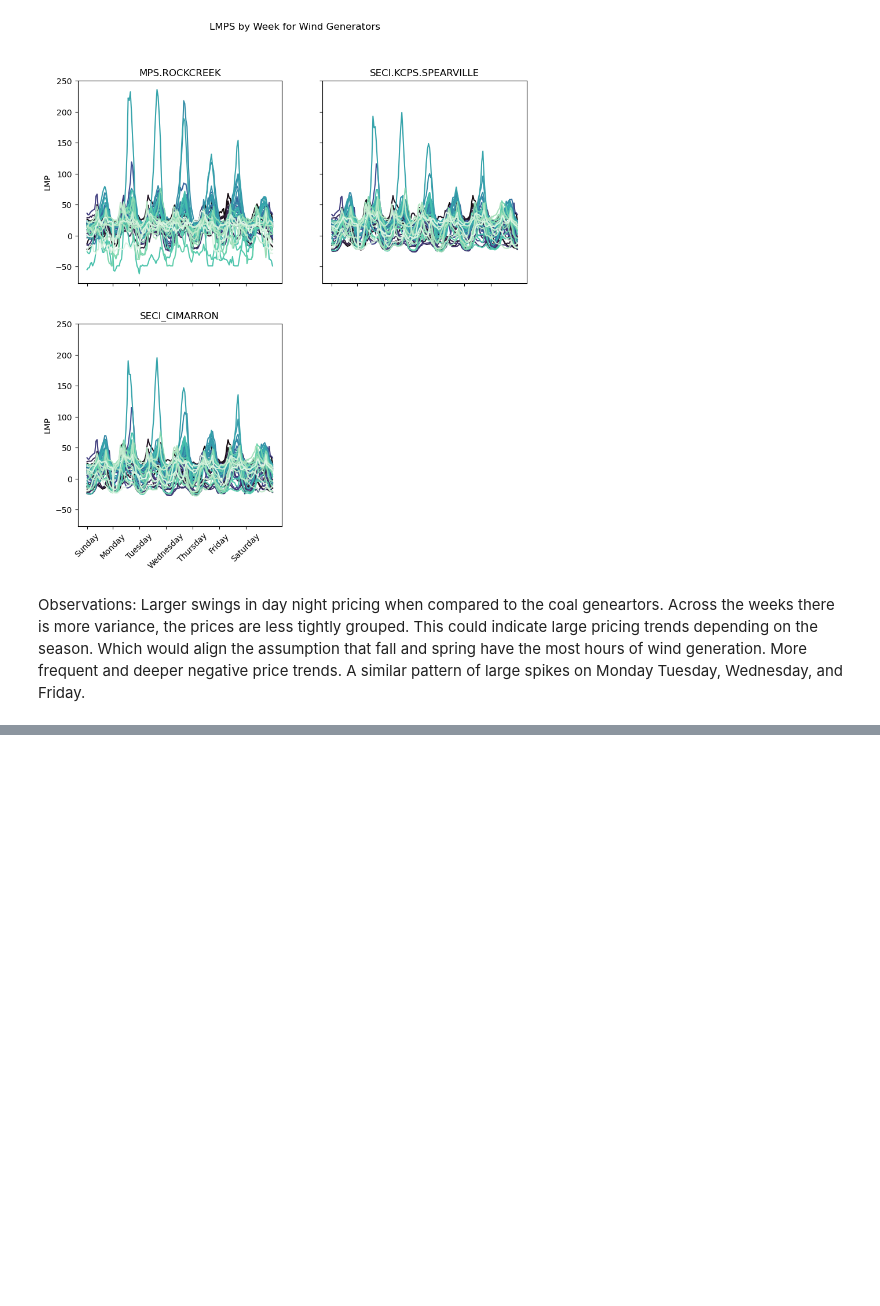
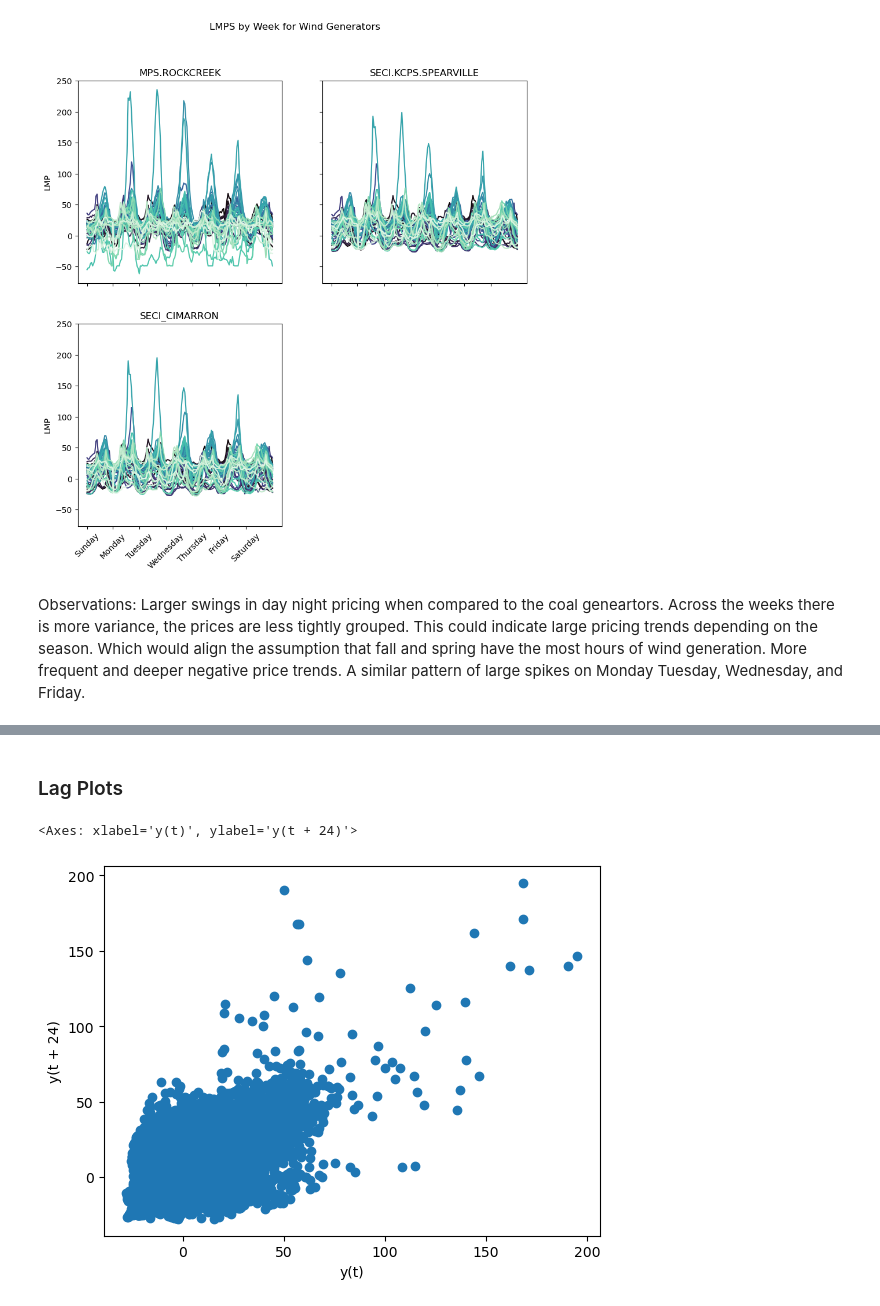
Before and after one commit to maxwellgriffith345/SPPPrices, a Jupyter notebook: SPPPriceSandBox.ipynb, the cells around one changed output, grey strips where cells are left out. Drawn from its saved outputs; the diff is of its cells as text; code cells hidden in the pictures; blank space fills up the shorter version.

```diff
--- a/SPPPriceSandBox.ipynb
+++ b/SPPPriceSandBox.ipynb
@@ -295,0 +346,8 @@ Observations: Larger swings in day night pricing when compared to the coal genea
+# %% [markdown]
+### Lag Plots
+# %%
+#lag plot with pandas
+pd.plotting.lag_plot(df["SECI_CIMARRON"], lag=24)
+# %% [output]
+<Axes: xlabel='y(t)', ylabel='y(t + 24)'>
+[figure, added]
```
Also changed, not shown: parts of 12 cells of this notebook.
